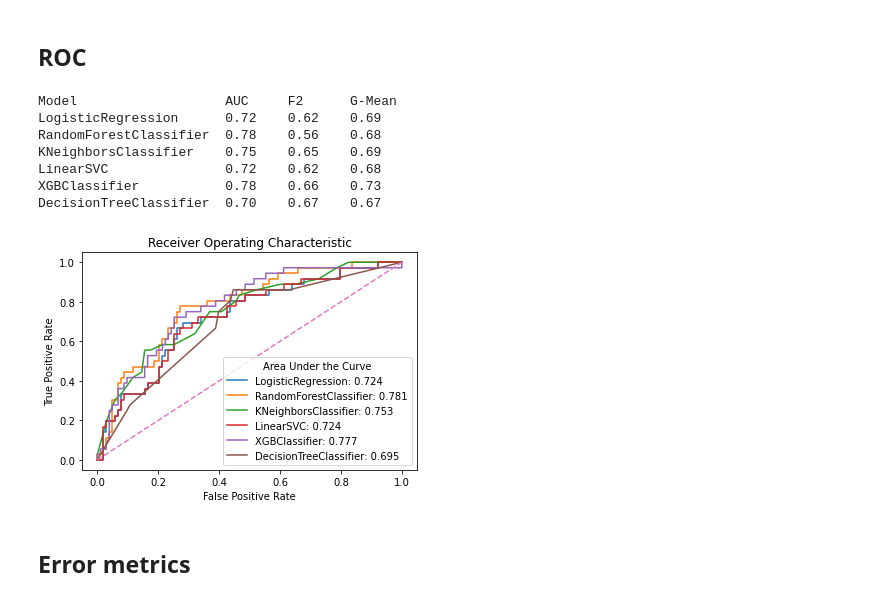
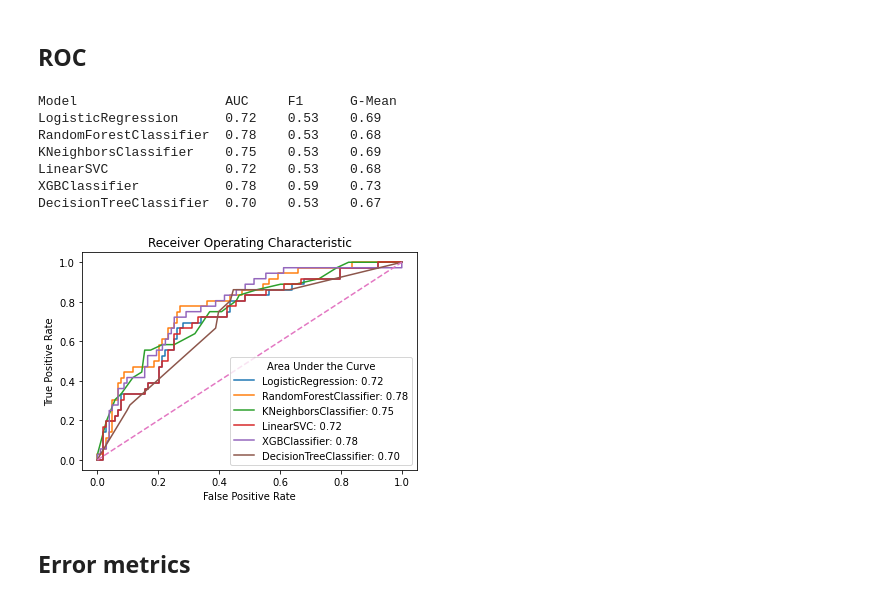
Before and after one commit to caiocrocha/SarsCov2Classifier, a Jupyter notebook: notebooks/ML_pipeline.ipynb, the cells around one changed output. Cells and saved outputs as stored; diff of their text form; code cells hidden in the pictures.

```diff
--- a/notebooks/ML_pipeline.ipynb
+++ b/notebooks/ML_pipeline.ipynb
@@ -61,20 +64,24 @@ def get_model_by_name(model_name):
 
 def train_test_scores(X_train, X_test, y_train, y_test, pipe):
     from sklearn.metrics import roc_auc_score
-    from sklearn.metrics import fbeta_score
+    from sklearn.metrics import f1_score
     from imblearn.metrics import geometric_mean_score
 
     scores = []
 
     y_pred = pipe.predict(X_test)
-    scores.append(roc_auc_score(y_test, y_pred))         # test_roc_auc
-    scores.append(fbeta_score(y_test, y_pred, beta=2))   # test_f2
+    scores.append(f1_score(y_test, y_pred))              # test_f1
     scores.append(geometric_mean_score(y_test, y_pred))  # test_geometric_mean
 
+    y_proba = pipe.predict_proba(X_test)[:,1]
+    scores.append(roc_auc_score(y_test, y_proba))        # test_roc_auc
+
     y_pred = pipe.predict(X_train)
-    scores.append(roc_auc_score(y_train, y_pred))        # train_roc_auc
-    scores.append(fbeta_score(y_train, y_pred, beta=2))  # train_f2
+    scores.append(f1_score(y_train, y_pred))             # train_f1
     scores.append(geometric_mean_score(y_train, y_pred)) # train_geometric_mean
+
+    y_proba = pipe.predict_proba(X_train)[:,1]
+    scores.append(roc_auc_score(y_train, y_proba))       # train_roc_auc
 
     return scores
 
@@ -89,30 +96,25 @@ def feature_transformer(X):
         ('discrete', OneHotEncoder(handle_unknown='ignore'), X.select_dtypes(include=int).columns.tolist())
     ])
 # %%
-def get_tpr_KFold(X, y, model_fitted, base_fpr):
+def get_tpr_KFold(X, y, pipe, base_fpr):
     from sklearn.metrics import roc_curve
 
-    y_proba = model_fitted.predict_proba(X)
+    y_proba = pipe.predict_proba(X)
     fpr, tpr, _ = roc_curve(y, y_proba[:,1])
     tpr = np.interp(base_fpr, fpr, tpr)
     tpr[0] = 0.0
     return tpr
 
 def plot_train_test_roc(axis, tpr_test_list, tpr_train_list, base_fpr, model_name):
-    from sklearn.metrics import auc
     # Test mean ROC
     tpr_test = np.mean(tpr_test_list, axis=0)
     tpr_test[-1] = 1.0
-    test_auc = auc(base_fpr, tpr_test)
     axis[0].plot(base_fpr, tpr_test, label=model_name)
 
     # Training mean ROC
     tpr_train = np.mean(tpr_train_list, axis=0)
     tpr_train[-1] = 1.0
-    train_auc = auc(base_fpr, tpr_train)
     axis[1].plot(base_fpr, tpr_train, label=model_name)
-
-    return test_auc, train_auc
 
 def get_scores_KFold(X, y, pipe, base_fpr):
     from sklearn.model_selection import RepeatedStratifiedKFold
@@ -150,7 +152,7 @@ def kFold_pipeline(X, y, clf, transformer, axis):
     scores_KFold, tpr_train_list, tpr_test_list = get_scores_KFold(X, y, pipe, base_fpr)
 
     # Plot mean ROC curve
-    test_auc, train_auc = plot_train_test_roc(axis, tpr_test_list, tpr_train_list, base_fpr, model_name)
+    plot_train_test_roc(axis, tpr_test_list, tpr_train_list, base_fpr, model_name)
 
     scores = pd.DataFrame(scores_KFold)
     mean_scores = scores.mean().tolist()
@@ -307,39 +309,39 @@ for model_name in classifiers:
 <a id='roc_val'></a>
 ## ROC
 # %%
-import matplotlib.pyplot as plt
-%matplotlib inline
-import seaborn as sns
 from sklearn.metrics import roc_curve
 from sklearn.metrics import auc
-from sklearn.metrics import fbeta_score
+from sklearn.metrics import f1_score
 from imblearn.metrics import geometric_mean_score
 
-print('{:20s}\t{:3s}\t{:3s}\t{:3s}'.format('Model', 'AUC', 'F2', 'G-Mean'))
+print('{:20s}\t{:3s}\t{:3s}\t{:3s}'.format('Model', 'AUC', 'F1', 'G-Mean'))
 
 for model_name in classifiers:
     y_proba = probas[model_name]
     fpr, tpr, _ = roc_curve(y_val, y_proba)
     auc_score = auc(fpr, tpr)
-    plt.plot(fpr, tpr, label=f'{model_name}: {auc_score:>.3f}')
-    print(f'{model_name:20s}\t{auc_score:.2f}\t{fbeta_score(y_val, Y[model_name], beta=2):.2f}\t{geometric_mean_score(y_val, Y[model_name]):.2f}')
+    plt.plot(fpr, tpr, label=f'{model_name}: {auc_score:>.2f}')
+
+    f1 = f1_score(y_val, Y[model_name])
+    geometric_mean = geometric_mean_score(y_val, Y[model_name])
+    print(f'{model_name:20s}\t{auc_score:.2f}\t{f1:.2f}\t{geometric_mean:.2f}')
 
 plt.plot([0,1], [0,1], linestyle='--')
 plt.legend(title='Area Under the Curve')
 plt.xlabel('False Positive Rate')
 plt.ylabel('True Positive Rate')
 plt.title('Receiver Operating Characteristic')
 plt.savefig('figures/roc_curve_validation.png', dpi=128)
 plt.show()
 # %% [output]
-Model                   AUC     F2      G-Mean
-LogisticRegression      0.72    0.62    0.69
-RandomForestClassifier  0.78    0.56    0.68
-KNeighborsClassifier    0.75    0.65    0.69
-LinearSVC               0.72    0.62    0.68
-XGBClassifier           0.78    0.66    0.73
-DecisionTreeClassifier  0.70    0.67    0.67
+Model                   AUC     F1      G-Mean
+LogisticRegression      0.72    0.53    0.69
+RandomForestClassifier  0.78    0.53    0.68
+KNeighborsClassifier    0.75    0.53    0.69
+LinearSVC               0.72    0.53    0.68
+XGBClassifier           0.78    0.59    0.73
+DecisionTreeClassifier  0.70    0.53    0.67
-[figure, old version]
+[figure, new version]
 # %% [markdown]
 <a id='error'></a>
 ## Error metrics
```
Also changed, not shown: parts of 13 cells of this notebook, 7 other files.
